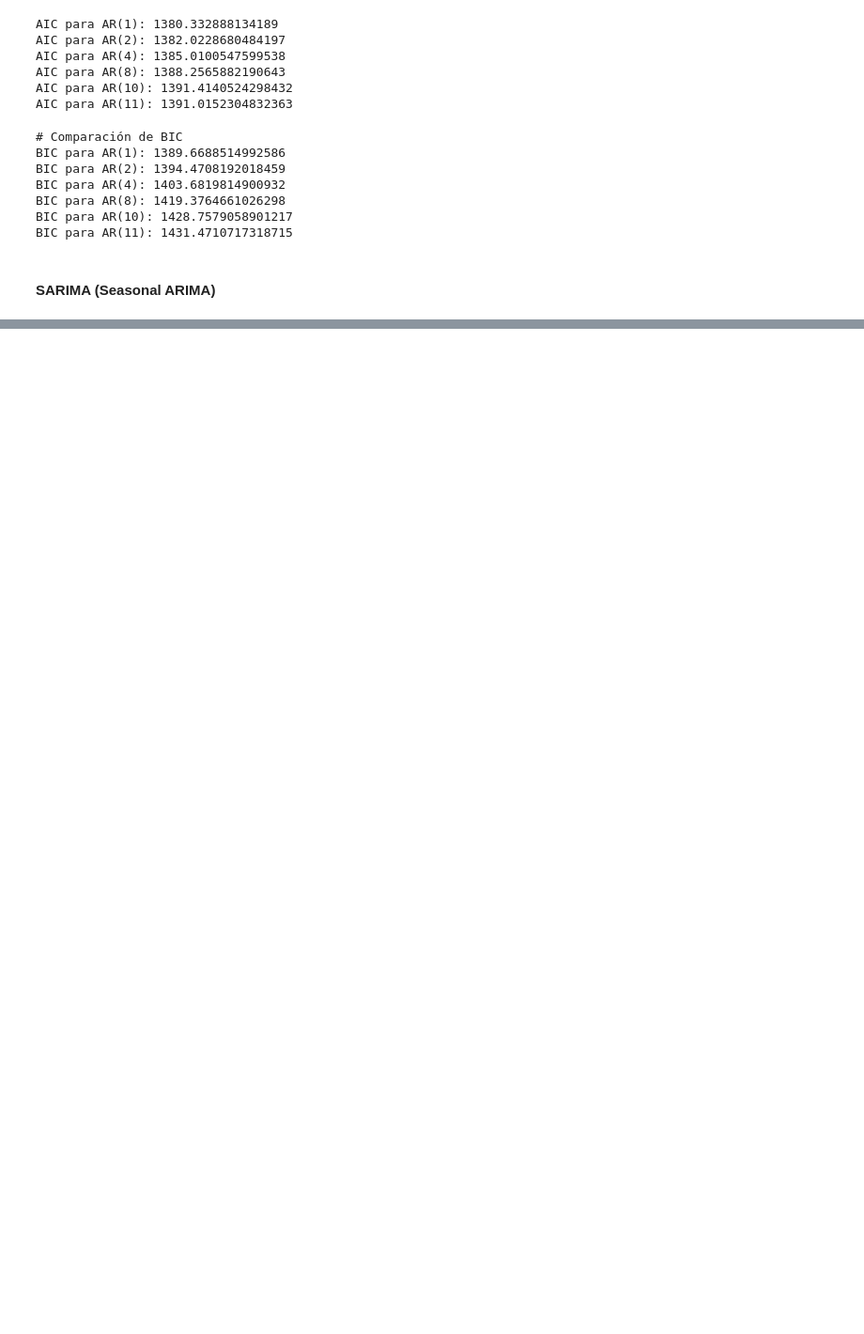
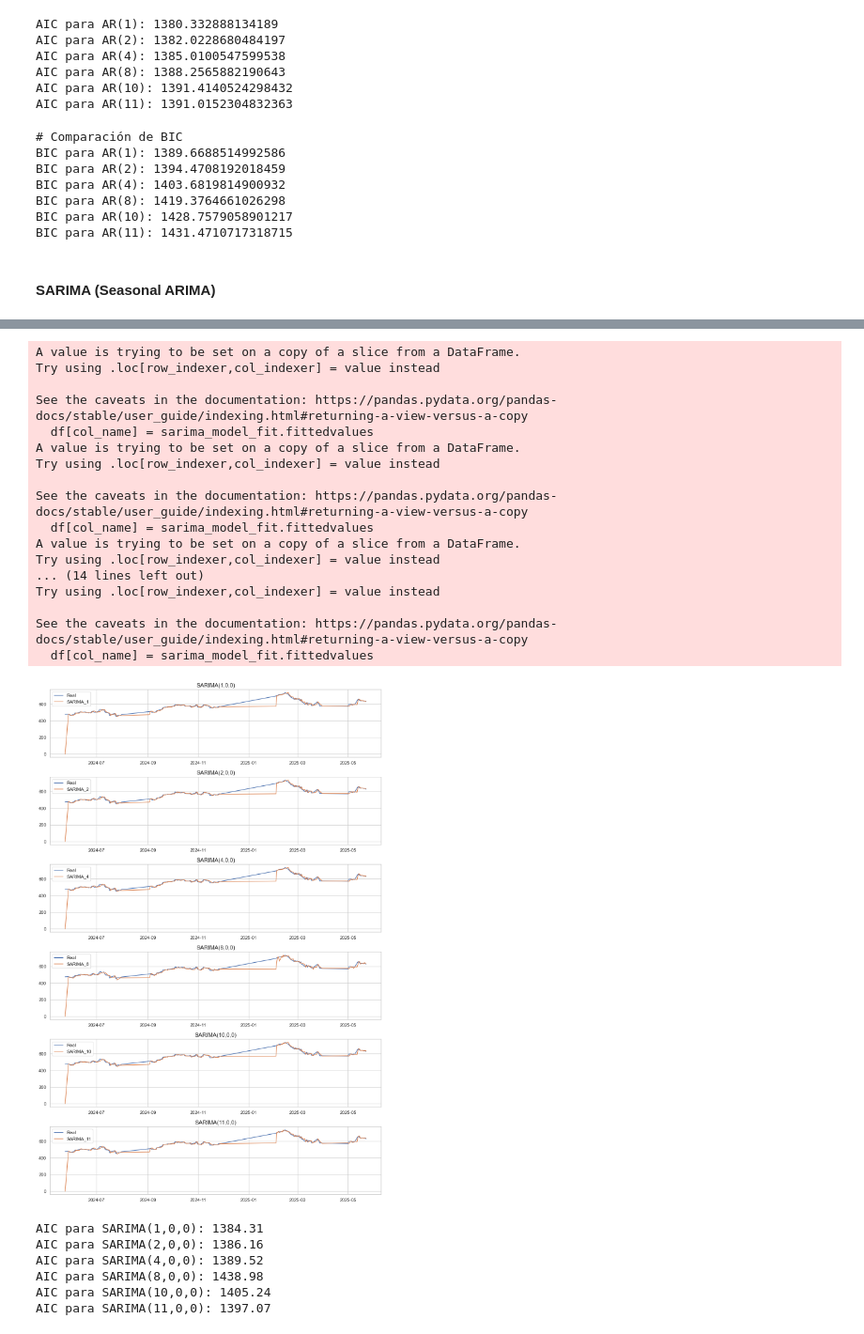
Before and after one commit to NikolTR/PIV_2025-1, a Jupyter notebook: src/piv/series_temporales_yahoo.ipynb, the cells around one changed output, grey strips where cells are left out. Shown at 94% size. Cells and saved outputs as stored; diff of their text form; code cells hidden in the pictures; blank space fills up the shorter version.

```diff
--- a/src/piv/series_temporales_yahoo.ipynb
+++ b/src/piv/series_temporales_yahoo.ipynb
@@ -364,0 +448,51 @@ See the caveats in the documentation: https://pandas.pydata.org/pandas-docs/stab
+# %%
+plt.figure(figsize=(12, 18))
+sarima_orders = [1, 2, 4, 8, 10, 11]
+fitted_model_sarima = {}
+
+for idx, sarima_order in enumerate(sarima_orders):
+    sarima_model = SARIMAX(df['cierre_ajustado'], order=(sarima_order, 0, 0))
+    sarima_model_fit = sarima_model.fit(disp=False)
+
+    fitted_model_sarima[sarima_order] = sarima_model_fit
+    col_name = f'SARIMA_{sarima_order}'
+    df[col_name] = sarima_model_fit.fittedvalues
+
+    # Gráfico
+    plt.subplot(len(sarima_orders), 1, idx + 1)
+    plt.plot(df['cierre_ajustado'], label='Real')
+    plt.plot(df[col_name], label=col_name)
+    plt.title(f'SARIMA({sarima_order},0,0)', fontsize=14)
+    plt.legend()
+
+plt.tight_layout()
+# %% [output]
+A value is trying to be set on a copy of a slice from a DataFrame.
+Try using .loc[row_indexer,col_indexer] = value instead
+
+See the caveats in the documentation: https://pandas.pydata.org/pandas-docs/stable/user_guide/indexing.html#returning-a-view-versus-a-copy
+  df[col_name] = sarima_model_fit.fittedvalues
+A value is trying to be set on a copy of a slice from a DataFrame.
+Try using .loc[row_indexer,col_indexer] = value instead
+
+See the caveats in the documentation: https://pandas.pydata.org/pandas-docs/stable/user_guide/indexing.html#returning-a-view-versus-a-copy
+  df[col_name] = sarima_model_fit.fittedvalues
+A value is trying to be set on a copy of a slice from a DataFrame.
+Try using .loc[row_indexer,col_indexer] = value instead
+... (14 lines left out)
+Try using .loc[row_indexer,col_indexer] = value instead
+
+See the caveats in the documentation: https://pandas.pydata.org/pandas-docs/stable/user_guide/indexing.html#returning-a-view-versus-a-copy
+  df[col_name] = sarima_model_fit.fittedvalues
+[figure, added]
+# %%
+for sarima_order in sarima_orders:
+    aic = fitted_model_sarima[sarima_order].aic
+    print(f'AIC para SARIMA({sarima_order},0,0): {aic:.2f}')
+# %% [output]
+AIC para SARIMA(1,0,0): 1384.31
+AIC para SARIMA(2,0,0): 1386.16
+AIC para SARIMA(4,0,0): 1389.52
+AIC para SARIMA(8,0,0): 1438.98
+AIC para SARIMA(10,0,0): 1405.24
+AIC para SARIMA(11,0,0): 1397.07
```
Also changed, not shown: parts of 6 cells of this notebook.
